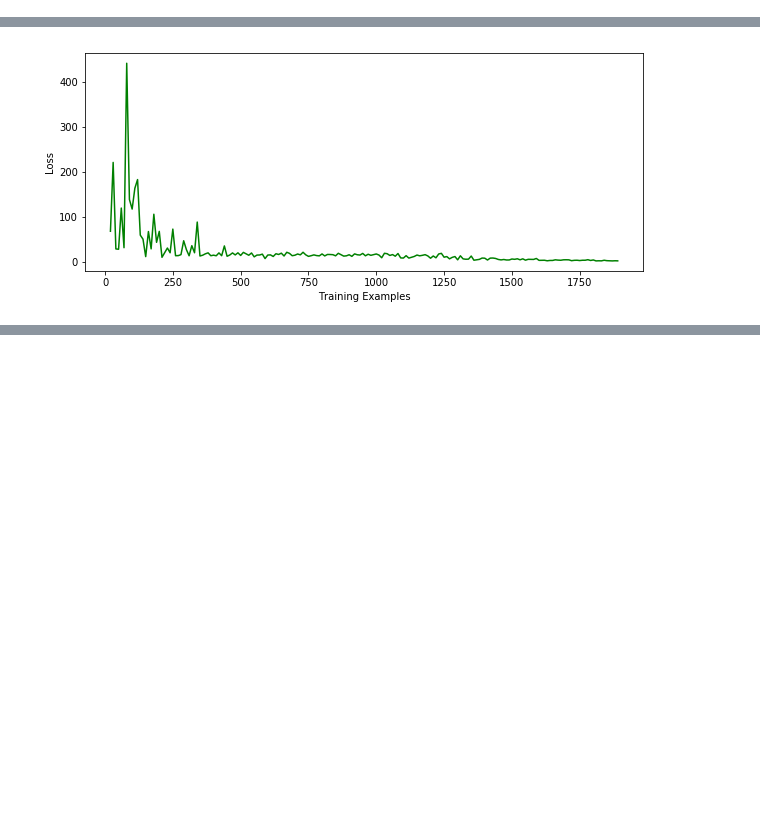
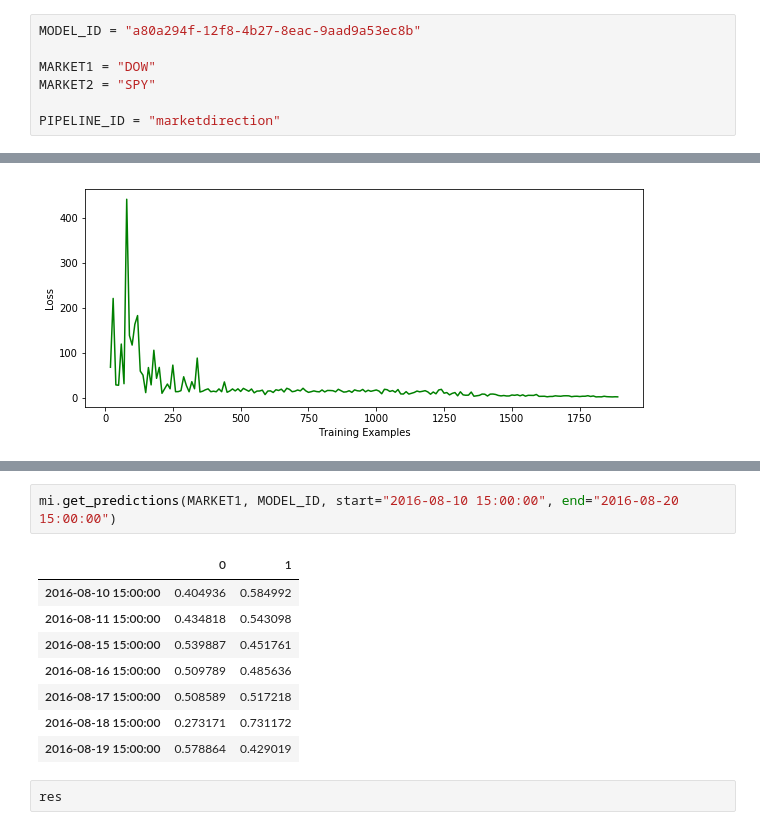
Before and after one commit to cwilko/marketinsights-ml, a Jupyter notebook: models/local/Experiment-2.ipynb, the cells around one changed output, grey strips where cells are left out. Cells and saved outputs as stored; diff of their text form; blank space fills up the shorter version.

Commit message:
Support for Model Definitions

```diff
--- a/models/Experiment-2.ipynb
+++ b/models/local/Experiment-2.ipynb
@@ -1,3 +1,10 @@
+# %%
+MODEL_ID = "a80a294f-12f8-4b27-8eac-9aad9a53ec8b"
+
+MARKET1 = "DOW"
+MARKET2 = "SPY"
+
+PIPELINE_ID = "marketdirection"
 # %%
 #
 # Get dataset from MI API #
@@ -736,0 +782,13 @@ Optimal value for lambda is 0.1
+# %%
+mi.get_predictions(MARKET1, MODEL_ID, start="2016-08-10 15:00:00", end="2016-08-20 15:00:00")
+# %% [output]
+|  | 0 | 1 |
+| 2016-08-10 15:00:00 | 0.404936 | 0.584992 |
+| 2016-08-11 15:00:00 | 0.434818 | 0.543098 |
+| 2016-08-15 15:00:00 | 0.539887 | 0.451761 |
+| 2016-08-16 15:00:00 | 0.509789 | 0.485636 |
+| 2016-08-17 15:00:00 | 0.508589 | 0.517218 |
+| 2016-08-18 15:00:00 | 0.273171 | 0.731172 |
+| 2016-08-19 15:00:00 | 0.578864 | 0.429019 |
+# %%
+res
```
Also changed, not shown: parts of 12 cells of this notebook, 14 other files.
